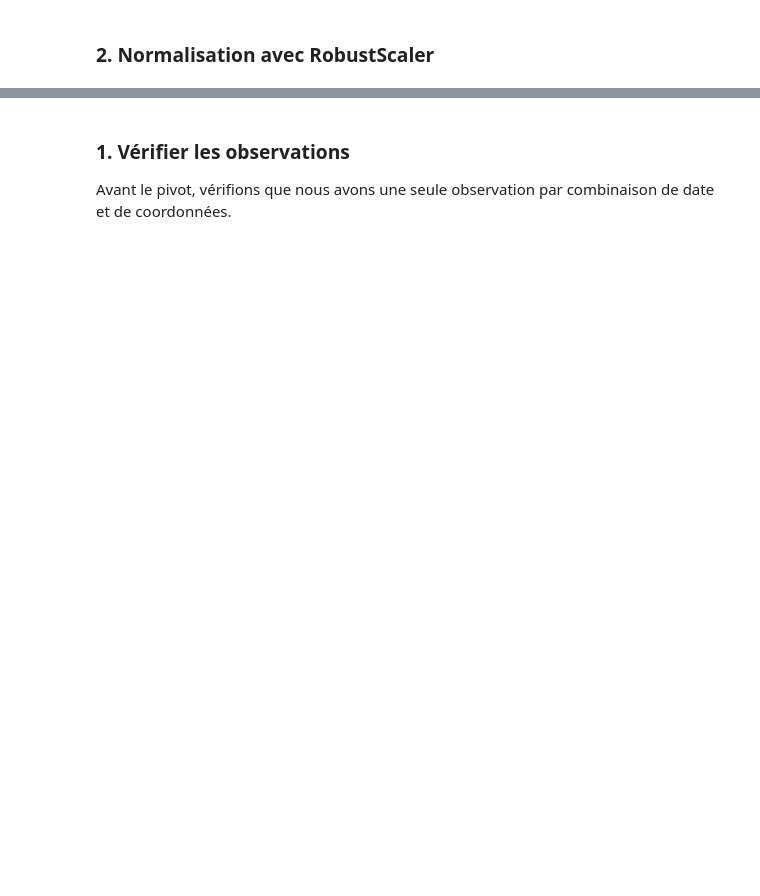
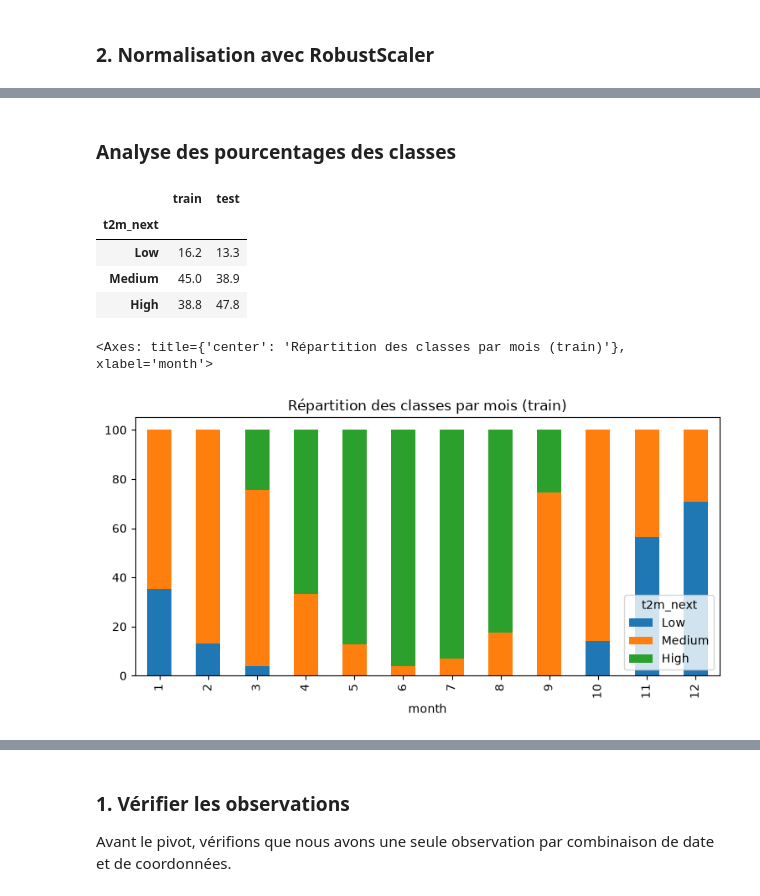
Before and after one commit to chahinez26/DM-Weather-framework, a Jupyter notebook: notebooks/04_Feature_Engineering.ipynb, the cells around one changed output, grey strips where cells are left out. Saved outputs shown, nothing was run; the diff lists cells and outputs as text; code cells hidden in the pictures; blank space fills up the shorter version.

```diff
--- a/notebooks/04_Feature_Engineering.ipynb
+++ b/notebooks/04_Feature_Engineering.ipynb
@@ -96,0 +94,23 @@ X_test_scaled = pd.DataFrame(
+# %%
+import json
+import os
+import joblib
+
+SUP_DIR = os.path.join(OUT_DIR, "supervised")
+
+os.makedirs(SUP_DIR, exist_ok=True)
+
+CLASS_LABELS = ["Low", "Medium", "High"]
+inner = np.linspace(y_train.min(), y_train.max(), 4)             # 3 intervalles de largeur égale
+edges = np.concatenate([[-np.inf], inner[1:-1], [np.inf]])
+
+def to_class(y):
+    return pd.cut(y, bins=edges, labels=CLASS_LABELS)
+
+y_train_c, y_test_c = to_class(y_train), to_class(y_test)
+print(inner.round(2))
+print(y_train_c.value_counts(normalize=True).round(3))
+print(y_test_c.value_counts(normalize=True).round(3))
+
+json.dump({"bornes_train": inner.tolist(), "labels": CLASS_LABELS},
+          open(os.path.join(SUP_DIR, "class_edges.json"), "w"), indent=2)
@@ -96,0 +129,22 @@ X_test_scaled = pd.DataFrame(
+# %% [markdown]
+### Analyse des pourcentages des classes
+# %%
+pct = pd.concat({
+    "train": y_train_c.value_counts(normalize=True),
+    "test":  y_test_c.value_counts(normalize=True),
+}, axis=1).reindex(CLASS_LABELS).mul(100).round(1)
+display(pct)
+pct.to_csv(os.path.join(SUP_DIR, "pourcentages_classes.csv"))
+
+# saisonnalité des classes : part de chaque classe par mois (train)
+par_mois = (pd.crosstab(train["month"], y_train_c, normalize="index")[CLASS_LABELS] * 100).round(1)
+par_mois.plot(kind="bar", stacked=True, figsize=(9, 4),
+              title="Répartition des classes par mois (train)")
+# %% [output]
+|  | train | test |
+| t2m_next |  |  |
+| Low | 16.2 | 13.3 |
+| Medium | 45.0 | 38.9 |
+| High | 38.8 | 47.8 |
+<Axes: title={'center': 'Répartition des classes par mois (train)'}, xlabel='month'>
+[figure, added]
```
Also changed, not shown: parts of 27 cells of this notebook.
